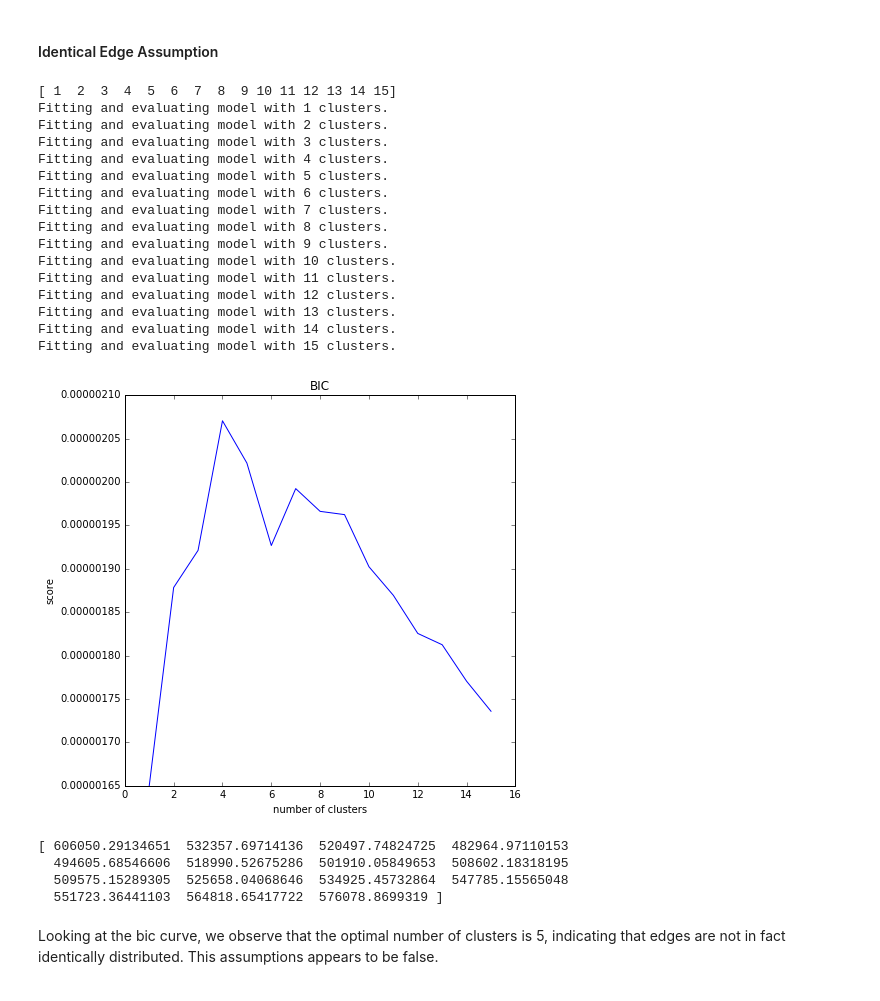
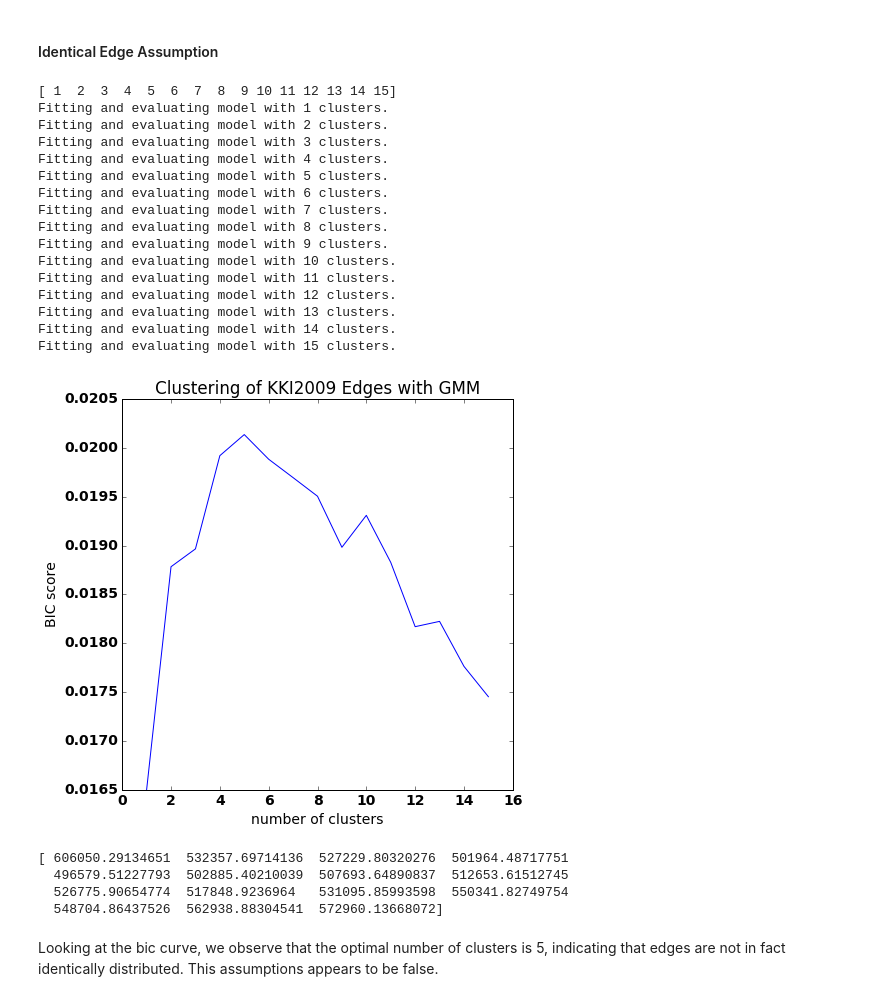
Before and after one commit to Upward-Spiral-Science/TA, a Jupyter notebook: code/test_assumptions.ipynb, the cells around one changed output. Drawn from its saved outputs; the diff is of its cells as text; code cells hidden in the pictures.

```diff
--- a/code/test_assumptions.ipynb
+++ b/code/test_assumptions.ipynb
@@ -45,15 +45,21 @@ import igraph as ig
 
 %matplotlib inline
 
+font = {'weight' : 'bold',
+        'size'   : 14}
+
+import matplotlib
+matplotlib.rc('font', **font)
+
 # Initializing dataset names
-dnames = list(['../data/KKI2009'])
+dnames = list(['../data/desikan/KKI2009'])
 print "Dataset: " + ", ".join(dnames)
 
 # Getting graph names
 fs = list()
 for dd in dnames:
         fs.extend([root+'/'+file for root, dir, files in os.walk(dd) for file in files])
-fs = fs[1:]
+fs = fs[:]
 def loadGraphs(filenames, rois, printer=False):
     A = np.zeros((rois, rois, len(filenames)))
     for idx, files in enumerate(filenames):
@@ -121,13 +149,14 @@ bic = np.array(())
 for idx in i:
     print "Fitting and evaluating model with " + str(idx) + " clusters."
     gmm = sklearn.mixture.GMM(n_components=idx,n_iter=1000,covariance_type='diag')
-    gmm.fit(vectorized)
-    bic = np.append(bic, gmm.bic(vectorized))
+    gmm.fit(vectorized.T)
+    bic = np.append(bic, gmm.bic(vectorized.T))
 plt.figure(figsize=(7,7))
-plt.plot(i, 1.0/bic)
-plt.title('BIC')
-plt.ylabel('score')
+plt.plot(i, 10000/bic)
+plt.title('Clustering of KKI2009 Graphs with GMM')
+plt.ylabel('BIC score')
 plt.xlabel('number of clusters')
+plt.savefig('../figs/graphs_identical.png')
 plt.show()
 print bic
 # %% [output]
@@ -194,42 +240,43 @@ From the above, we can conclude that the edges are not independent of one anothe
 # %%
 import sklearn.mixture
 i = np.linspace(1,15,15,dtype='int')
 print i
-bic2 = np.array(())
+bic = np.array(())
 for idx in i:
     print "Fitting and evaluating model with " + str(idx) + " clusters."
     gmm = sklearn.mixture.GMM(n_components=idx,n_iter=1000,covariance_type='diag')
     gmm.fit(vect.T)
-    bic2 = np.append(bic2, gmm.bic(vect.T))
+    bic = np.append(bic, gmm.bic(vect.T))
 plt.figure(figsize=(7,7))
-plt.plot(i, 1.0 / bic2)
-plt.title('BIC')
-plt.ylabel('score')
+plt.plot(i, 10000/bic)
+plt.title('Clustering of KKI2009 Edges with GMM')
+plt.ylabel('BIC score')
 plt.xlabel('number of clusters')
+plt.savefig('../figs/edges_identical.png')
 plt.show()
-print bic2
+print bic
 # %% [output]
 [ 1  2  3  4  5  6  7  8  9 10 11 12 13 14 15]
 Fitting and evaluating model with 1 clusters.
 Fitting and evaluating model with 2 clusters.
 Fitting and evaluating model with 3 clusters.
 Fitting and evaluating model with 4 clusters.
 Fitting and evaluating model with 5 clusters.
 Fitting and evaluating model with 6 clusters.
 Fitting and evaluating model with 7 clusters.
 Fitting and evaluating model with 8 clusters.
 Fitting and evaluating model with 9 clusters.
 Fitting and evaluating model with 10 clusters.
 Fitting and evaluating model with 11 clusters.
 Fitting and evaluating model with 12 clusters.
 Fitting and evaluating model with 13 clusters.
 Fitting and evaluating model with 14 clusters.
 Fitting and evaluating model with 15 clusters.
-[figure, old version]
+[figure, new version]
-[ 606050.29134651  532357.69714136  520497.74824725  482964.97110153
-  494605.68546606  518990.52675286  501910.05849653  508602.18318195
-  509575.15289305  525658.04068646  534925.45732864  547785.15565048
-  551723.36441103  564818.65417722  576078.8699319 ]
+[ 606050.29134651  532357.69714136  527229.80320276  501964.48717751
+  496579.51227793  502885.40210039  507693.64890837  512653.61512745
+  526775.90654774  517848.9236964   531095.85993598  550341.82749754
+  548704.86437526  562938.88304541  572960.13668072]
 # %% [markdown]
 Looking at the bic curve, we observe that the optimal number of clusters is 5, indicating that edges are not in fact identically distributed. This assumptions appears to be false.
 # %% [markdown]
```
Also changed, not shown: parts of 5 cells of this notebook, 7 other files.
